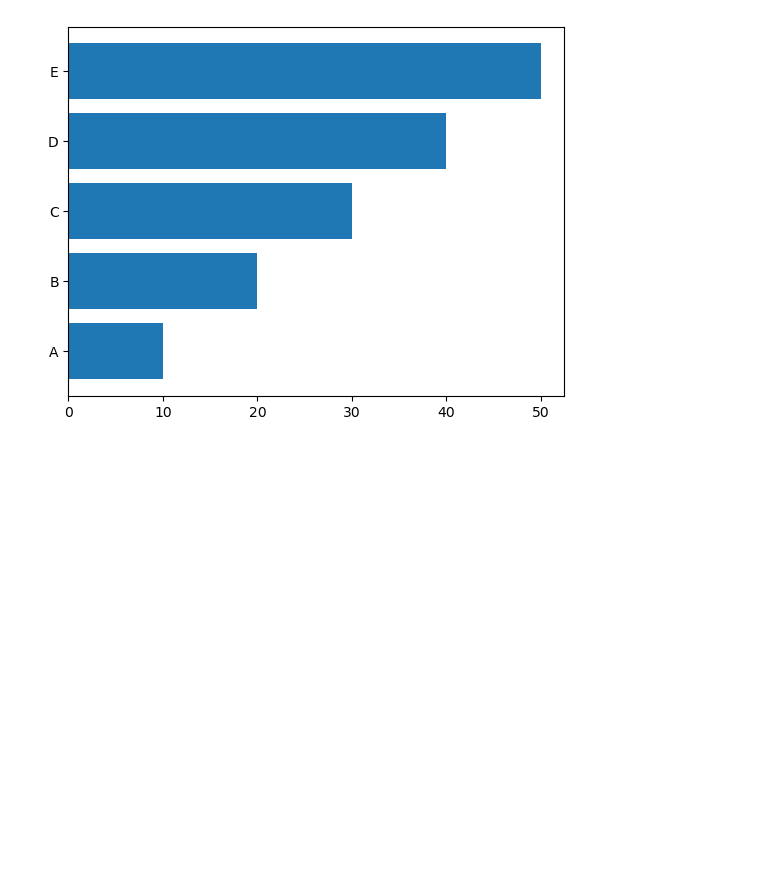
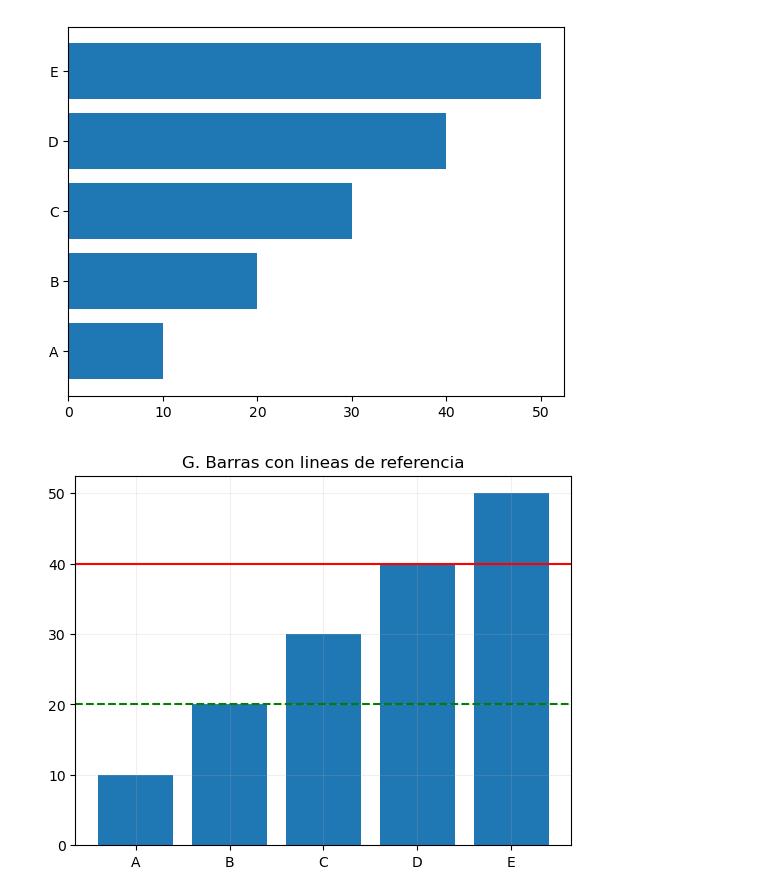
Before and after one commit to vizcardo1199/python-statitics, a Jupyter notebook: Python scripts/Part III/3.1 Matplotlib basic.ipynb, the cells around one changed output. Cells and saved outputs as stored; diff of their text form; code cells hidden in the pictures; blank space fills up the shorter version.

```diff
--- a/Python scripts/Part III/3.1 Matplotlib basic.ipynb
+++ b/Python scripts/Part III/3.1 Matplotlib basic.ipynb
@@ -200,0 +201,18 @@ plt.show()
+# %%
+# grafico de barras con lineas de referencia o cota inferior y cota superior
+import numpy as np
+import matplotlib.pyplot as plt
+
+#datos inventados
+#ejemplos
+categorias = ['A','B','C','D','E']# jalas las categorías de bd
+valores = [10,20,30,40,50]
+
+plt.bar(categorias, valores)
+plt.axhline(y=20 , color='green',label='Limite inferior' , linestyle='--')# esto me hace las lineas punteadas
+plt.axhline(y=40 , color='red',label='Limite superior')
+plt.grid(alpha=0.2) # alpha=[0-1] me da una transparencia
+plt.title('G. Barras con lineas de referencia')
+plt.show()
+# %% [output]
+[figure, added]
```
Also changed, not shown: parts of 11 cells of this notebook.
